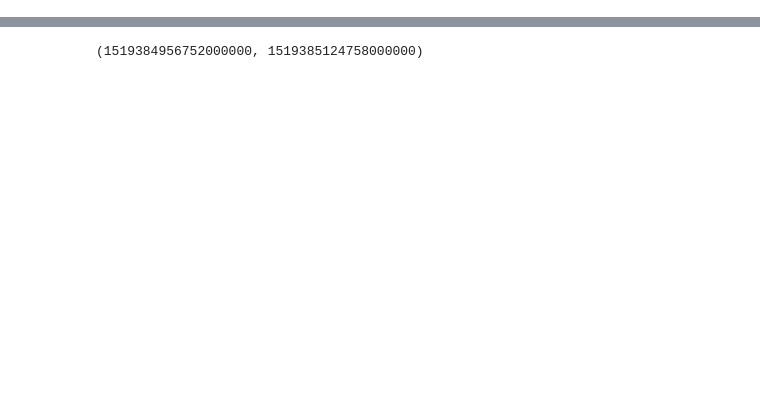
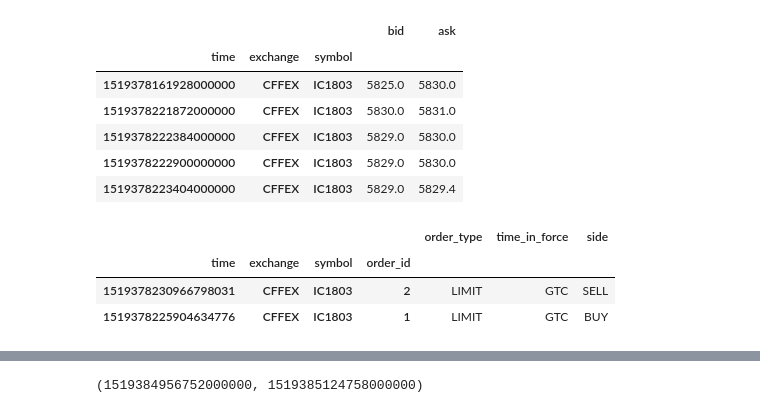
Before and after one commit to roq-trading/roq-cpp-samples, a Jupyter notebook: notebooks/simple.ipynb, the cells around one changed output, grey strips where cells are left out. Saved outputs shown, nothing was run; the diff lists cells and outputs as text; code cells hidden in the pictures; blank space fills up the shorter version.

```diff
--- a/notebooks/simple.ipynb
+++ b/notebooks/simple.ipynb
@@ -448,0 +289,19 @@ trade_update
+# %%
+best_bid_ask = result.extract(kind='best_bid_ask')
+best_bid_ask.head()
+# %% [output]
+|  |  |  | bid | ask |
+| time | exchange | symbol |  |  |
+| 1519378161928000000 | CFFEX | IC1803 | 5825.0 | 5830.0 |
+| 1519378221872000000 | CFFEX | IC1803 | 5830.0 | 5831.0 |
+| 1519378222384000000 | CFFEX | IC1803 | 5829.0 | 5830.0 |
+| 1519378222900000000 | CFFEX | IC1803 | 5829.0 | 5830.0 |
+| 1519378223404000000 | CFFEX | IC1803 | 5829.0 | 5829.4 |
+# %%
+orders = result.extract(kind='orders')
+orders
+# %% [output]
+|  |  |  |  | order_type | time_in_force | side |
+| time | exchange | symbol | order_id |  |  |  |
+| 1519378230966798031 | CFFEX | IC1803 | 2 | LIMIT | GTC | SELL |
+| 1519378225904634776 | CFFEX | IC1803 | 1 | LIMIT | GTC | BUY |
```
Also changed, not shown: parts of 57 cells of this notebook.
